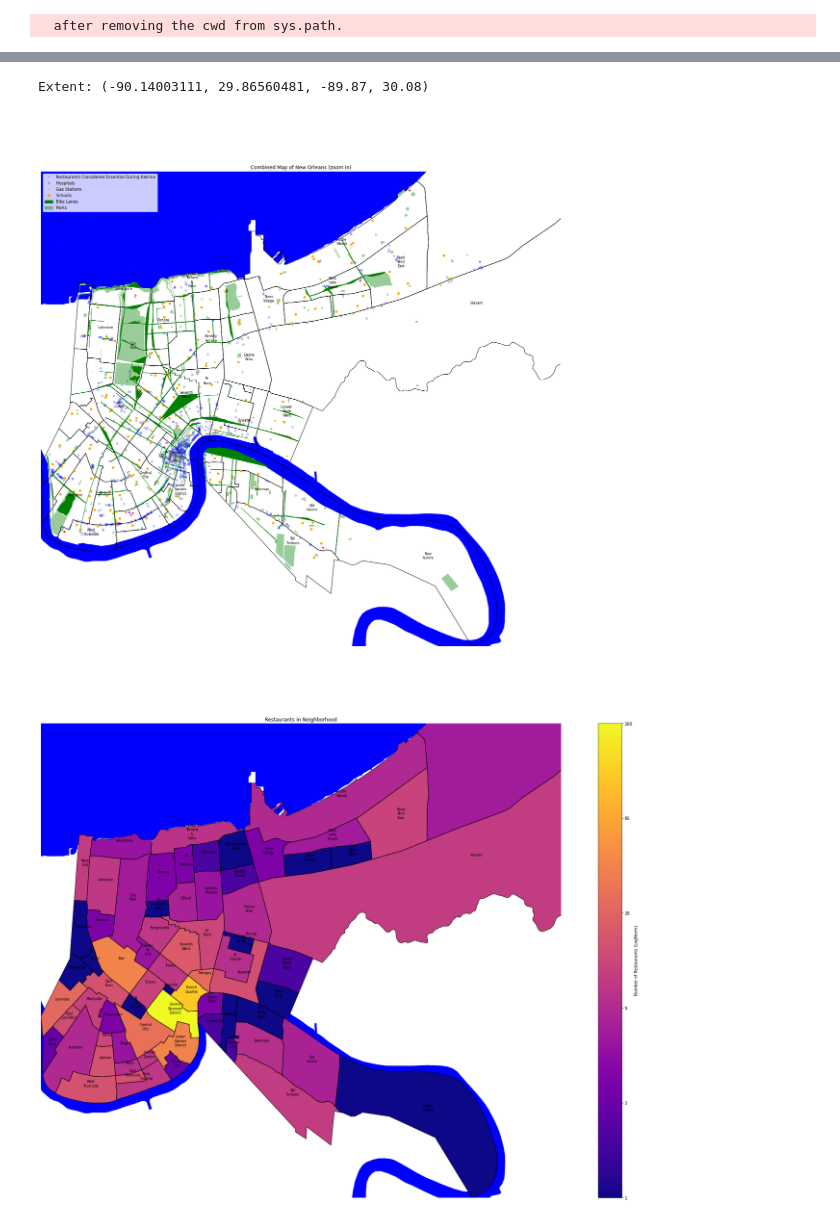
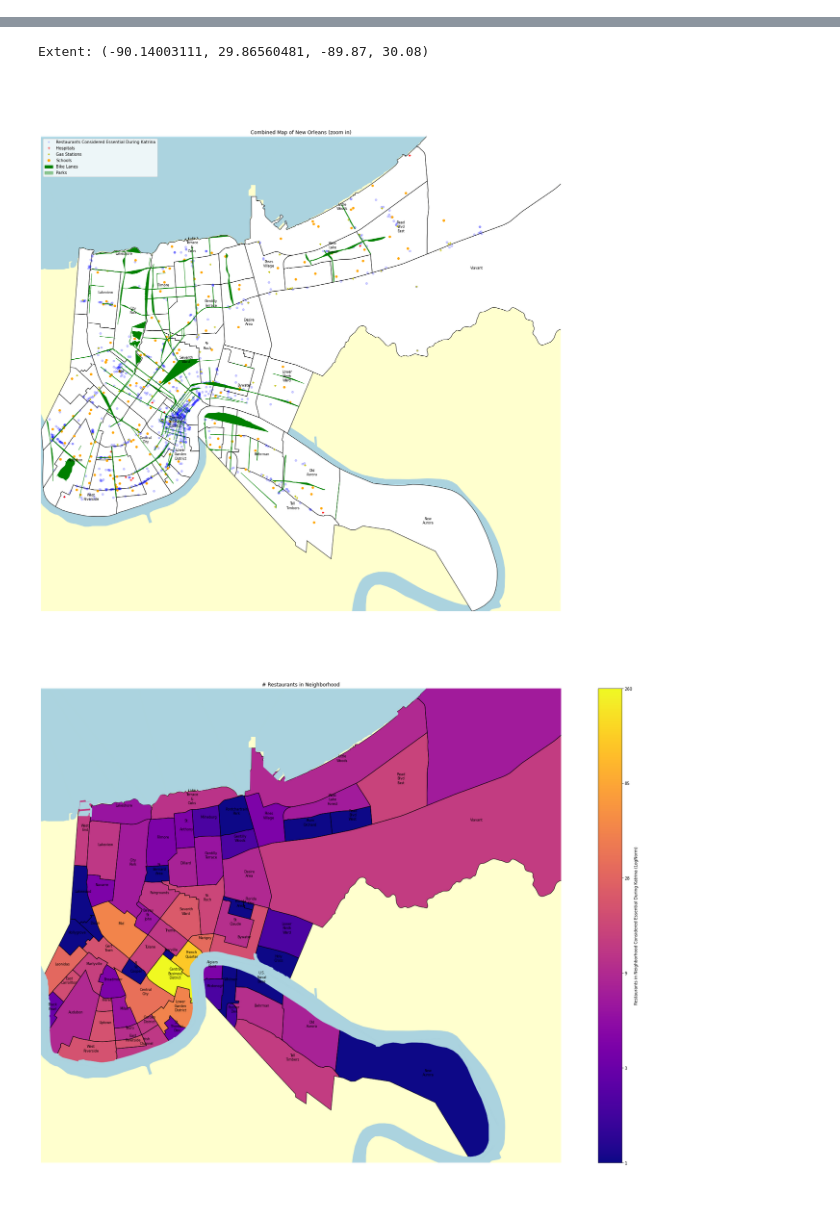
Before and after one commit to GarysCorner/NewOrleansMaps, a Jupyter notebook: NewOrleansMaps.ipynb, the cells around one changed output, grey strips where cells are left out. Cells and saved outputs as stored; diff of their text form; code cells hidden in the pictures.

Commit message:
Fixed log colorbar for restaurant graphic, changes colors for water and background

```diff
--- a/NewOrleansMaps.ipynb
+++ b/NewOrleansMaps.ipynb
@@ -40,10 +48,6 @@ waterDf = gpd.read_file('zip://./input/water.zip!WATER2.SHP')
 # %%
-webproj = False
-
 crscode = 3395 if not webproj else 3857
 neighborhoodDf['centers'] = neighborhoodDf['geometry'].centroid.to_crs(crscode)
-# %% [output]
-  after removing the cwd from sys.path.
 # %%
 neighborhoodDf.head(2)
 # %% [output]
@@ -61,7 +65,7 @@ extent = (-90.14003111,  29.86560481, -89.87, 30.08)
 
 legendHandles = []
 
-gplt.polyplot(neighborhoodDf,ax=ax, projection=projection, zorder=10, extent=extent)
+gplt.polyplot(neighborhoodDf,ax=ax, projection=projection, zorder=10, extent=extent, facecolor='#ffffff')
 
 gplt.pointplot(restaurantsDf,ax=ax,\
                color='b', \
@@ -133,8 +137,9 @@ else:
                         )
     #show water if not webmap
     gplt.polyplot(waterDf,ax=ax, \
-             color='blue',\
-             zorder=-5, projection=projection, extent=extent)
+             zorder=-5, projection=projection, extent=extent,edgecolor='#abd3df', facecolor='#abd3df')
+
+    ax.set_facecolor('#ffffce')
 
 #labeling handled but web project
 for idx,neighborhood in neighborhoodDf[labelMask].iterrows():
@@ -150,7 +155,7 @@ fig.tight_layout()
 print("Extent:", extent)
 # %% [output]
 Extent: (-90.14003111, 29.86560481, -89.87, 30.08)
-[figure, old version]
+[figure, new version]
 # %%
 def countPoints(poly, points):
     count = 0
@@ -167,36 +172,37 @@ neighborhoodDf['Restaurants'] = neighborhoodDf['geometry'].map(countPointsRestau
 # %%
 fig, ax = plt.subplots(figsize=(28,18), subplot_kw={'projection': projection})
 
 norm = colors.LogNorm()
 neighborhoodDf['RestaurantNorm'] = norm(neighborhoodDf['Restaurants'])
 
 
 gplt.choropleth(neighborhoodDf, hue='RestaurantNorm',ax=ax,extent=extent,projection=projection, legend=True, cmap='plasma')
 gplt.polyplot(neighborhoodDf,ax=ax,extent=extent,projection=projection,zorder=10)
 
 legendHandles = []
 if webproj:
     gplt.webmap(neighborhoodDf, projection=projection,ax=ax, extent=extent)
 
 else:
 
     #show water if not webmap
     gplt.polyplot(waterDf,ax=ax, \
-             color='blue',\
-             zorder=-5, projection=projection, extent=extent)
+             zorder=11, projection=projection, extent=extent, edgecolor='#abd3df', facecolor='#abd3df')
+
+    ax.set_facecolor('#ffffce')
 
 #labeling handled but web project
 for idx,neighborhood in neighborhoodDf.iterrows():
     pass
     ax.annotate(text=neighborhood['Name'], xy=(neighborhood['centers'].x,neighborhood['centers'].y), \
                va='center',ha='center', xytext=(-20,-12), textcoords='offset points', fontsize=8, zorder=100)
 
-ax.set_title('Restaurants in Neighborhood')
+ax.set_title('# Restaurants in Neighborhood')
 
 cbar = fig.get_axes()[-1]
-cbar.set_yticklabels([int(x) for x in norm.inverse(test.get_yticks())])
-cbar.set_ylabel('Number of Restaurants (LogNorm)')
+cbar.set_yticklabels([int(x) for x in norm.inverse(cbar.get_yticks())])
+cbar.set_ylabel('Restaurants in Neighborhood Considered Essential During Katrina (LogNorm)')
 
 fig.tight_layout()
 # %% [output]
-[figure, old version]
+[figure, new version]
```
Also changed, not shown: parts of 3 cells of this notebook.
